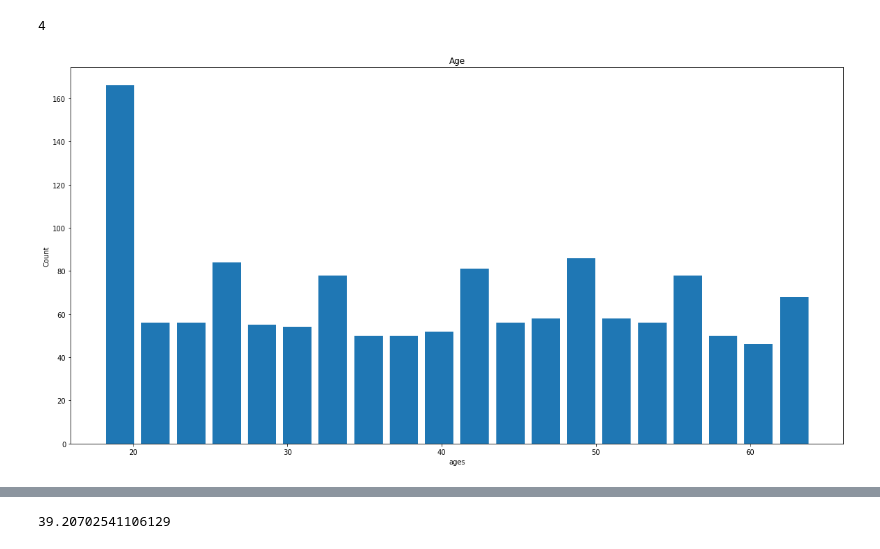
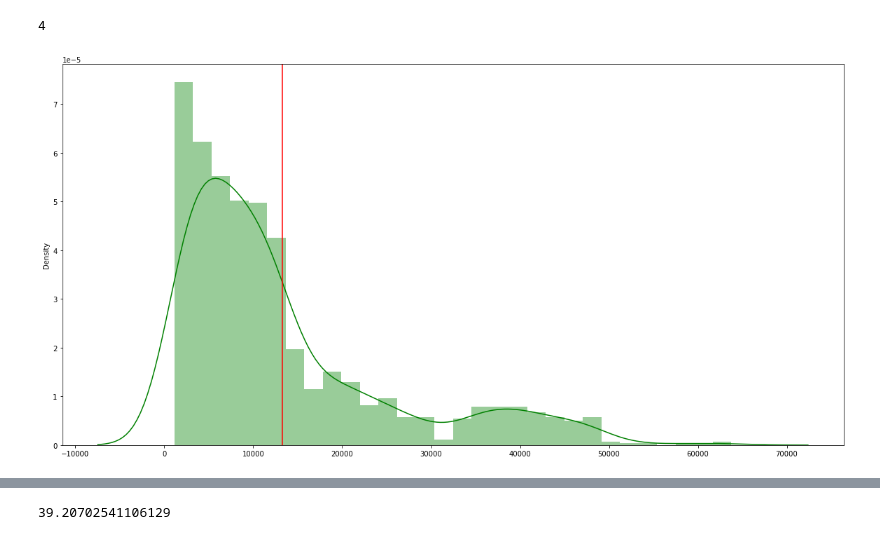
Before and after one commit to JosephMutua/Data_Science_insurance_price_prediction, a Jupyter notebook: feature engineering.ipynb, the cells around one changed output, grey strips where cells are left out. Drawn from its saved outputs; the diff is of its cells as text; code cells hidden in the pictures.

Commit message:
Data visualization using seaborn

```diff
--- a/feature engineering.ipynb
+++ b/feature engineering.ipynb
@@ -33,12 +34,15 @@ array(['yes', 'no'], dtype=object)
 len(df.region.unique())
 # %% [output]
 4
-# %%
-# Determine the distribution of numerical data using histograms
-plt.hist(df.age, bins = 20, rwidth= 0.8)
-plt.ylabel('Count')
-plt.xlabel('ages')
-plt.title('Age')
-plt.show()
-# %% [output]
-[figure, removed]
+# %%
+charge_arr=df['charges'].values
+# %%
+# Checking the distribution.
+def check_dist(x):
+    sns.distplot(x, color = "green")
+    mean_x=x.mean()
+    plt.axvline(mean_x,0,1, color="red")
+
+check_dist(charge_arr)
+# %% [output]
+[figure, added]
```
Also changed, not shown: parts of 7 cells of this notebook.
